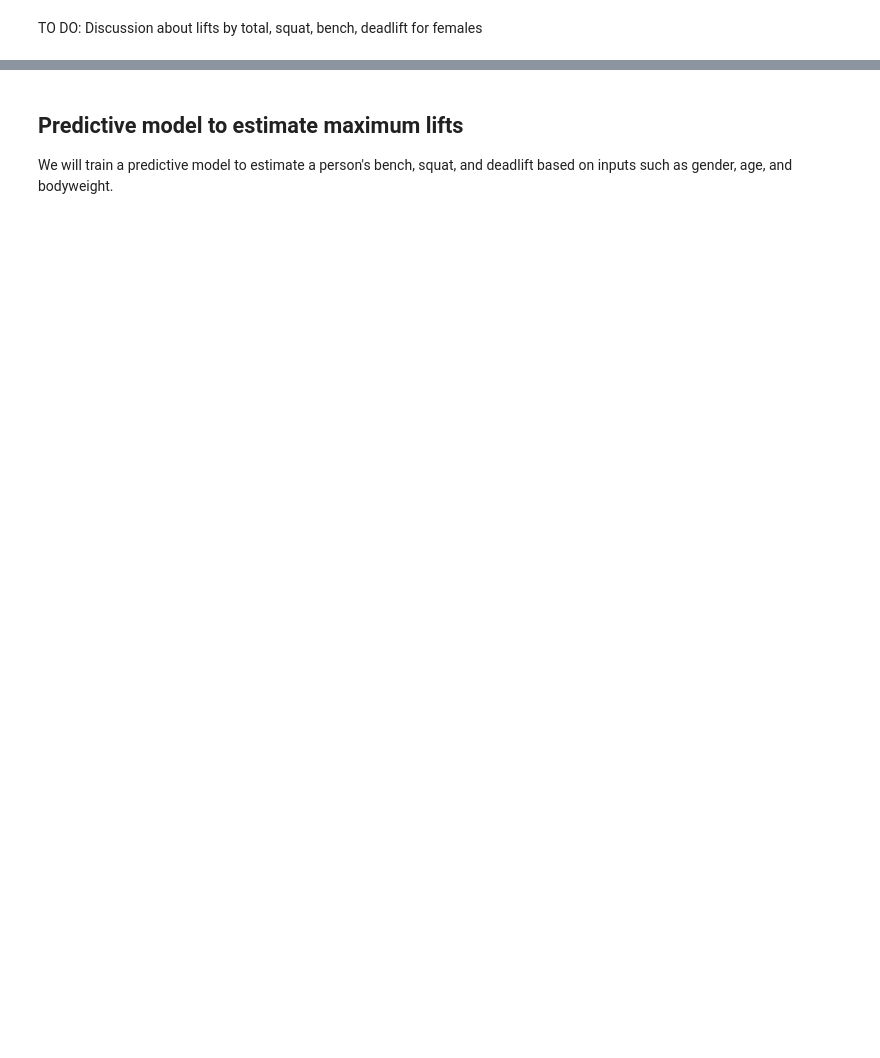
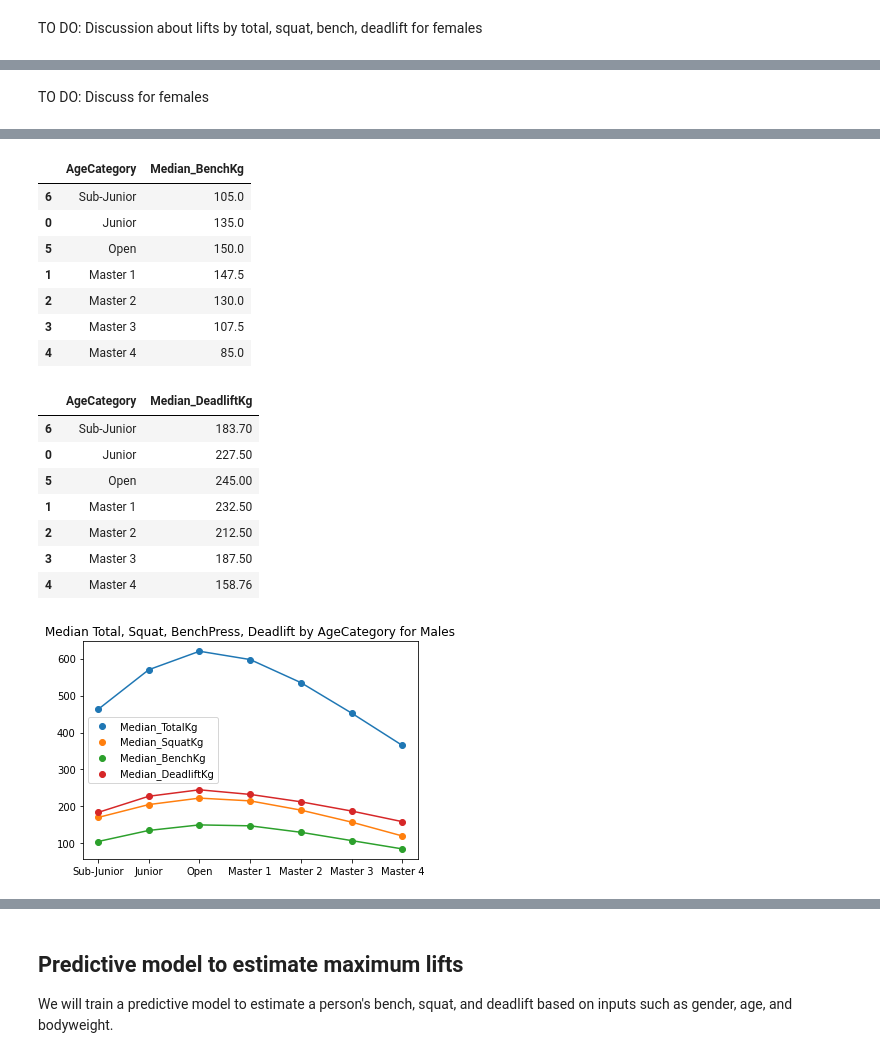
Before and after one commit to kim-jason/PowerliftingDataset, a Jupyter notebook: Powerlifting_Data_Science_Project.ipynb, the cells around one changed output, grey strips where cells are left out. Drawn from its saved outputs; the diff is of its cells as text; code cells hidden in the pictures; blank space fills up the shorter version.

```diff
--- a/Powerlifting_Data_Science_Project.ipynb
+++ b/Powerlifting_Data_Science_Project.ipynb
@@ -1048,0 +1280,12 @@ TO DO: Provide overview of the four and their differences and history.
+# %%
+# Max total lift by AgeCategory for females
+all_lifts_agecategory_female = all_lifts_female.loc[all_lifts_female.groupby(['AgeCategory'])['TotalKg'].idxmax()]
+all_lifts_agecategory_female = all_lifts_agecategory_female.reset_index()
+all_lifts_agecategory_female = all_lifts_agecategory_female[['Name', 'Sex', 'Event', 'Equipment', 'Age', 'BodyweightKg', 'AgeCategory', 'WeightCategory', 'TotalKg', 'Best3SquatKg', 'Best3BenchKg', 'Best3DeadliftKg', 'Country', 'Date']]
+
+def order_agecategories(df):
+  age_categories = {'Sub-Junior':0, 'Junior':1, 'Open':2, 'Master 1':3, 'Master 2':4, 'Master 3':5, 'Master 4':6}
+  return df.sort_values(by=['AgeCategory'], key=lambda x: x.map(age_categories))
+
+all_lifts_agecategory_female = order_agecategories(all_lifts_agecategory_female)
+display(all_lifts_agecategory_female)
@@ -1048,0 +1301,48 @@ TO DO: Provide overview of the four and their differences and history.
+# %% [markdown]
+TO DO: Discuss for females
+# %%
+# Visualize total vs age for males
+all_lifts_agecategorymedian_male = all_lifts_male.groupby(['AgeCategory']).agg(Median_TotalKg=('TotalKg', 'median'))
+all_lifts_agecategorymedian_male = all_lifts_agecategorymedian_male.reset_index()
+all_lifts_agecategorymedian_male = order_agecategories(all_lifts_agecategorymedian_male)
+
+display(all_lifts_agecategorymedian_male)
+plt.scatter(all_lifts_agecategorymedian_male['AgeCategory'], all_lifts_agecategorymedian_male['Median_TotalKg'], label="Median_TotalKg")
+plt.plot(all_lifts_agecategorymedian_male['AgeCategory'], all_lifts_agecategorymedian_male['Median_TotalKg'])
+
+
+# Visualize squat vs age for males
+squat_agecategorymedian_male = all_lifts_male.groupby(['AgeCategory']).agg(Median_SquatKg=('Best3SquatKg', 'median'))
+squat_agecategorymedian_male = squat_agecategorymedian_male.reset_index()
+squat_agecategorymedian_male = order_agecategories(squat_agecategorymedian_male)
+
+display(squat_agecategorymedian_male)
+plt.scatter(squat_agecategorymedian_male['AgeCategory'], squat_agecategorymedian_male['Median_SquatKg'], label="Median_SquatKg")
+plt.plot(squat_agecategorymedian_male['AgeCategory'], squat_agecategorymedian_male['Median_SquatKg'])
+
+
+# Visualize bench vs age for males
+bench_agecategorymedian_male = all_lifts_male.groupby(['AgeCategory']).agg(Median_BenchKg=('Best3BenchKg', 'median'))
+bench_agecategorymedian_male = bench_agecategorymedian_male.reset_index()
+bench_agecategorymedian_male = order_agecategories(bench_agecategorymedian_male)
+
+display(bench_agecategorymedian_male)
+plt.scatter(bench_agecategorymedian_male['AgeCategory'], bench_agecategorymedian_male['Median_BenchKg'], label="Median_BenchKg")
+plt.plot(bench_agecategorymedian_male['AgeCategory'], bench_agecategorymedian_male['Median_BenchKg'])
+
+
+# Visualize deadlift vs age for males
+deadlift_agecategorymedian_male = all_lifts_male.groupby(['AgeCategory']).agg(Median_DeadliftKg=('Best3DeadliftKg', 'median'))
+deadlift_agecategorymedian_male = deadlift_agecategorymedian_male.reset_index()
+deadlift_agecategorymedian_male = order_agecategories(deadlift_agecategorymedian_male)
+
+display(deadlift_agecategorymedian_male)
+plt.scatter(deadlift_agecategorymedian_male['AgeCategory'], deadlift_agecategorymedian_male['Median_DeadliftKg'], label="Median_DeadliftKg")
+plt.plot(deadlift_agecategorymedian_male['AgeCategory'], deadlift_agecategorymedian_male['Median_DeadliftKg'])
+
+
+# Show legend and title
+plt.title("Median Total, Squat, BenchPress, Deadlift by AgeCategory for Males")
+plt.legend()
+plt.show()
+# %% [output]
@@ -1048,0 +1365,17 @@ TO DO: Provide overview of the four and their differences and history.
+|  | AgeCategory | Median_BenchKg |
+| 6 | Sub-Junior | 105.0 |
+| 0 | Junior | 135.0 |
+| 5 | Open | 150.0 |
+| 1 | Master 1 | 147.5 |
+| 2 | Master 2 | 130.0 |
+| 3 | Master 3 | 107.5 |
+| 4 | Master 4 | 85.0 |
+|  | AgeCategory | Median_DeadliftKg |
+| 6 | Sub-Junior | 183.70 |
+| 0 | Junior | 227.50 |
+| 5 | Open | 245.00 |
+| 1 | Master 1 | 232.50 |
+| 2 | Master 2 | 212.50 |
+| 3 | Master 3 | 187.50 |
+| 4 | Master 4 | 158.76 |
+[figure, added]
```
Also changed, not shown: parts of 38 cells of this notebook.
